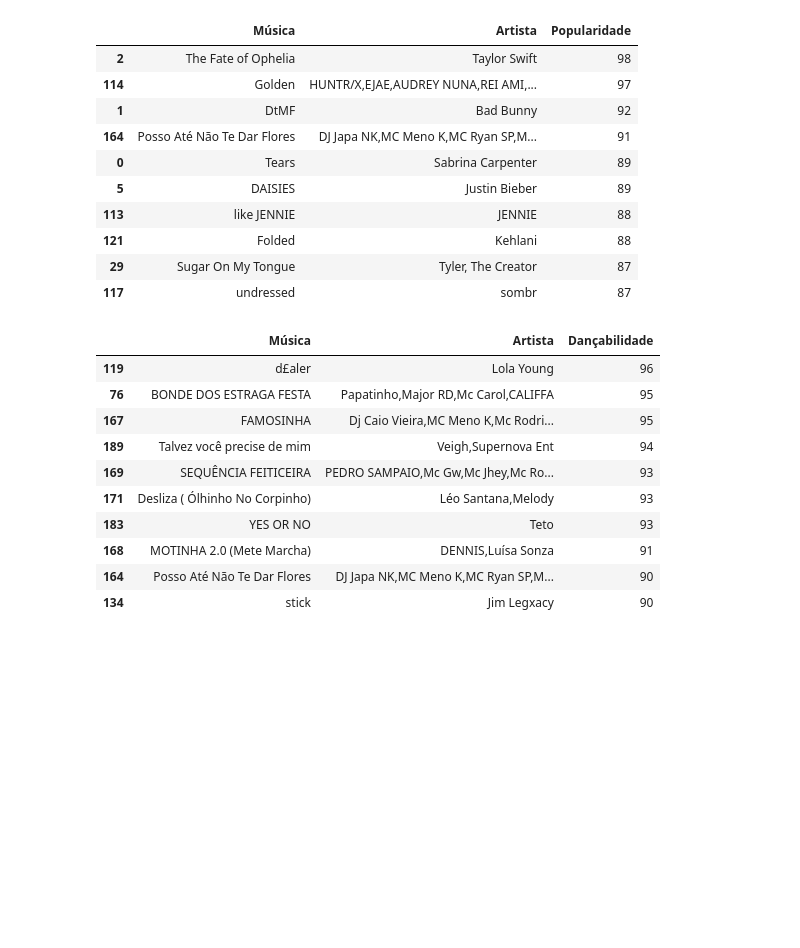
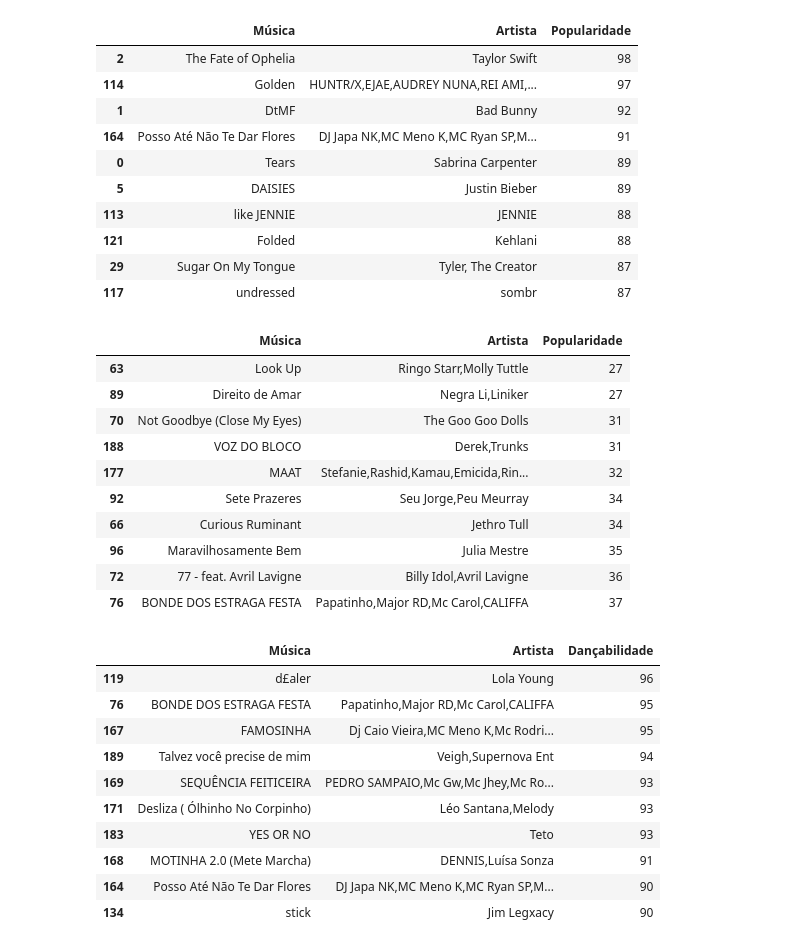
Before and after one commit to nicolascaseiro/2025-na-Musica, a Jupyter notebook: 2025 na Música.ipynb, the cells around one changed output. Cells and saved outputs as stored; diff of their text form; code cells hidden in the pictures; blank space fills up the shorter version.

```diff
--- a/2025 na Música.ipynb
+++ b/2025 na Música.ipynb
@@ -187,6 +187,20 @@ df.sort_values(by='Popularidade', ascending=False)[['Música', 'Artista', 'Popul
 | 121 | Folded | Kehlani | 88 |
 | 29 | Sugar On My Tongue | Tyler, The Creator | 87 |
 | 117 | undressed | sombr | 87 |
+# %%
+df.sort_values(by='Popularidade', ascending=True)[['Música', 'Artista', 'Popularidade']].head(10)
+# %% [output]
+|  | Música | Artista | Popularidade |
+| 63 | Look Up | Ringo Starr,Molly Tuttle | 27 |
+| 89 | Direito de Amar | Negra Li,Liniker | 27 |
+| 70 | Not Goodbye (Close My Eyes) | The Goo Goo Dolls | 31 |
+| 188 | VOZ DO BLOCO | Derek,Trunks | 31 |
+| 177 | MAAT | Stefanie,Rashid,Kamau,Emicida,Rin... | 32 |
+| 92 | Sete Prazeres | Seu Jorge,Peu Meurray | 34 |
+| 66 | Curious Ruminant | Jethro Tull | 34 |
+| 96 | Maravilhosamente Bem | Julia Mestre | 35 |
+| 72 | 77 - feat. Avril Lavigne | Billy Idol,Avril Lavigne | 36 |
+| 76 | BONDE DOS ESTRAGA FESTA | Papatinho,Major RD,Mc Carol,CALIFFA | 37 |
 # %%
 df.sort_values(by='Dançabilidade', ascending=False)[['Música', 'Artista', 'Dançabilidade']].head(10)
 # %% [output]
```
Also changed, not shown: parts of 8 cells of this notebook.
